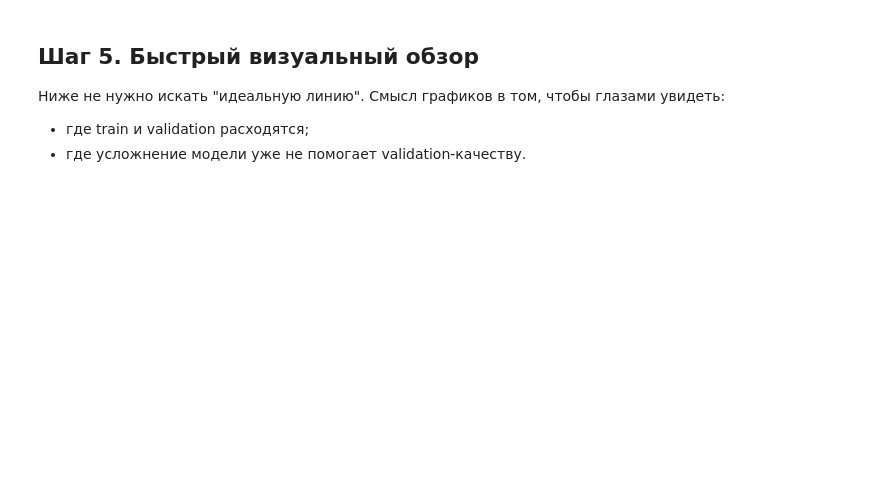
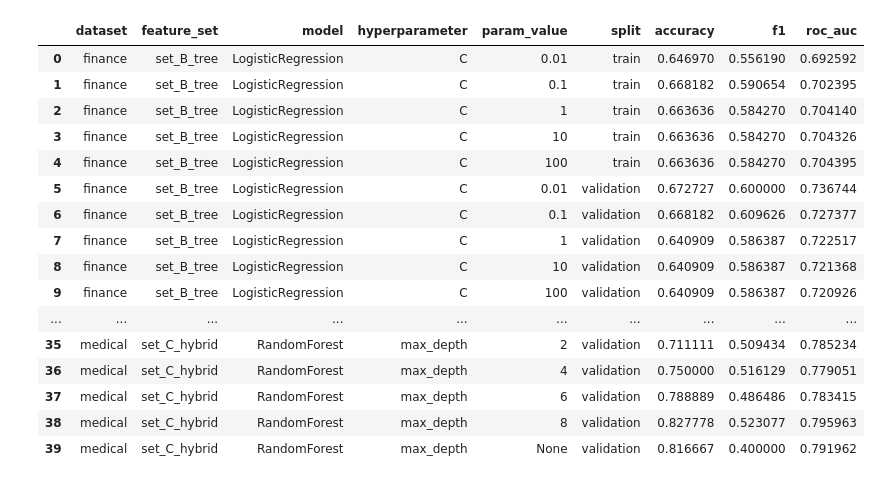
Before and after one commit to remote-worker-prof/edu-big-data-machine-models, a Jupyter notebook: 03-overfitting-validation-and-hyperparameter-tuning/solutions/01_train_validation_overfitting_solution.ipynb, the cells around one changed output. Cells and saved outputs as stored; diff of their text form; code cells hidden in the pictures; blank space fills up the shorter version.

```diff
--- a/03-overfitting-validation-and-hyperparameter-tuning/solutions/01_train_validation_overfitting_solution.ipynb
+++ b/03-overfitting-validation-and-hyperparameter-tuning/solutions/01_train_validation_overfitting_solution.ipynb
@@ -217,53 +219,77 @@ feature_set_decisions
 curve_rows = []
 
 for dataset_name, ctx in prepared.items():
-    feature_set_name = lab.choose_lab03_feature_set(generalization_audit, dataset_name)
-    matrices = ctx['matrix_cache'][feature_set_name]
+    for model_name, base_model in lab.make_default_models().items():
+        feature_set_name = model_feature_set_decisions.loc[
+            (model_feature_set_decisions['dataset'] == dataset_name)
+            & (model_feature_set_decisions['model'] == model_name),
+            'selected_feature_set',
+        ].iloc[0]
+        selected_features = lab.get_feature_set_features(feature_sets, dataset_name, feature_set_name)
+        selector = lab.PreprocessedFeatureSelector(selected_features=selected_features).fit(
+            ctx['x_train'], ctx['y_train']
+        )
+        x_train_sel = selector.transform(ctx['x_train'])
+        x_valid_sel = selector.transform(ctx['x_valid'])
 
-    for model_name, base_model in lab.make_default_models().items():
         hyperparameter, param_grid = lab.VALIDATION_CURVE_GRIDS[model_name]
         for param_value in param_grid:
             model = clone(base_model)
             model.set_params(**{hyperparameter: param_value})
             _, _, train_metrics, valid_metrics = lab.measure_fit_and_split_metrics(
                 model,
-                matrices['x_train'],
+                x_train_sel,
                 ctx['y_train'],
-                matrices['x_valid'],
+                x_valid_sel,
                 ctx['y_valid'],
             )
 
             for split_name, metrics in [
                 ('train', train_metrics),
                 ('validation', valid_metrics),
             ]:
                 curve_rows.append(
                     {
                         'dataset': dataset_name,
                         'feature_set': feature_set_name,
                         'model': model_name,
                         'hyperparameter': hyperparameter,
                         'param_value': lab.format_param_value(param_value),
                         'split': split_name,
                         'accuracy': metrics['accuracy'],
                         'f1': metrics['f1'],
                         'roc_auc': metrics['roc_auc'],
                     }
                 )
 
-validation_curve_results = (
-    pd.DataFrame(curve_rows)
-    .sort_values(['dataset', 'model', 'split', 'param_value'])
-    .reset_index(drop=True)
+validation_curve_results = pd.DataFrame(curve_rows)
+validation_curve_results['split'] = pd.Categorical(
+    validation_curve_results['split'],
+    categories=['train', 'validation'],
+    ordered=True,
 )
-validation_curve_results.head(20)
+validation_curve_results = validation_curve_results.sort_values(
+    ['dataset', 'model', 'split', 'param_value']
+).reset_index(drop=True)
+validation_curve_results
+# %% [output]
+|  | dataset | feature_set | model | hyperparameter | param_value | split | accuracy | f1 | roc_auc |
+| 0 | finance | set_B_tree | LogisticRegression | C | 0.01 | train | 0.646970 | 0.556190 | 0.692592 |
+| 1 | finance | set_B_tree | LogisticRegression | C | 0.1 | train | 0.668182 | 0.590654 | 0.702395 |
+| 2 | finance | set_B_tree | LogisticRegression | C | 1 | train | 0.663636 | 0.584270 | 0.704140 |
+| 3 | finance | set_B_tree | LogisticRegression | C | 10 | train | 0.663636 | 0.584270 | 0.704326 |
+| 4 | finance | set_B_tree | LogisticRegression | C | 100 | train | 0.663636 | 0.584270 | 0.704395 |
+| 5 | finance | set_B_tree | LogisticRegression | C | 0.01 | validation | 0.672727 | 0.600000 | 0.736744 |
+| 6 | finance | set_B_tree | LogisticRegression | C | 0.1 | validation | 0.668182 | 0.609626 | 0.727377 |
+| 7 | finance | set_B_tree | LogisticRegression | C | 1 | validation | 0.640909 | 0.586387 | 0.722517 |
+| 8 | finance | set_B_tree | LogisticRegression | C | 10 | validation | 0.640909 | 0.586387 | 0.721368 |
+| 9 | finance | set_B_tree | LogisticRegression | C | 100 | validation | 0.640909 | 0.586387 | 0.720926 |
+| ... | ... | ... | ... | ... | ... | ... | ... | ... | ... |
+| 35 | medical | set_C_hybrid | RandomForest | max_depth | 2 | validation | 0.711111 | 0.509434 | 0.785234 |
+| 36 | medical | set_C_hybrid | RandomForest | max_depth | 4 | validation | 0.750000 | 0.516129 | 0.779051 |
+| 37 | medical | set_C_hybrid | RandomForest | max_depth | 6 | validation | 0.788889 | 0.486486 | 0.783415 |
+| 38 | medical | set_C_hybrid | RandomForest | max_depth | 8 | validation | 0.827778 | 0.523077 | 0.795963 |
+| 39 | medical | set_C_hybrid | RandomForest | max_depth | None | validation | 0.816667 | 0.400000 | 0.791962 |
-# %% [markdown]
-## Шаг 5. Быстрый визуальный обзор
-
-Ниже не нужно искать "идеальную линию".
-Смысл графиков в том, чтобы глазами увидеть:
-- где train и validation расходятся;
-- где усложнение модели уже не помогает validation-качеству.
 # %%
 plot_df = validation_curve_results.copy()
 
```
Also changed, not shown: parts of 16 cells of this notebook, 9 other files.
